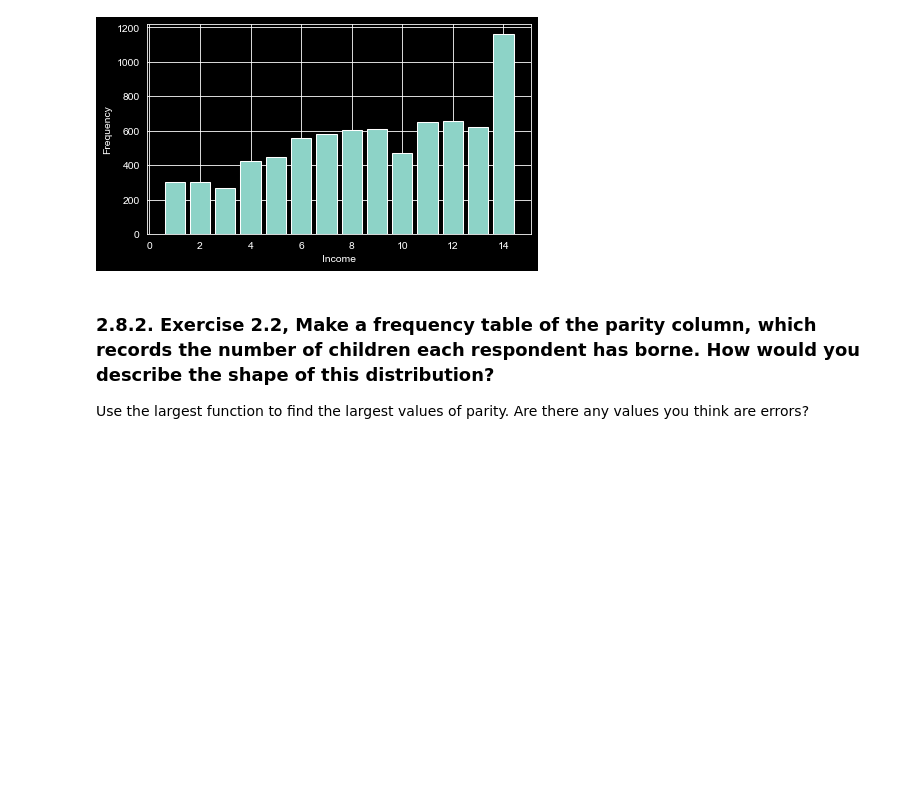
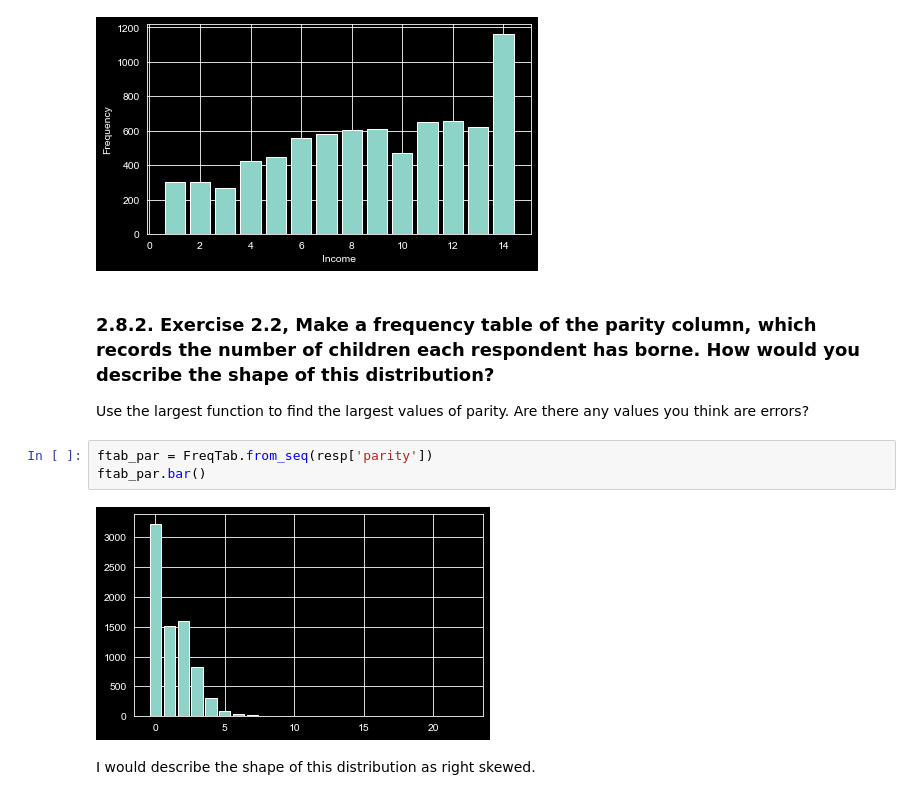
Before and after one commit to anp-exe/ThinkStats, a Jupyter notebook: my-work/Chapter2.ipynb, the cells around one changed output. Cells and saved outputs as stored; diff of their text form; blank space fills up the shorter version.

Commit message:
Update Chapter 2 notebook with execution count adjustments and new analysis on income and parity

```diff
--- a/my-work/Chapter2.ipynb
+++ b/my-work/Chapter2.ipynb
@@ -274,3 +274,10 @@ decorate(xlabel="Income", ylabel="Frequency")
 ### 2.8.2. Exercise 2.2, Make a frequency table of the parity column, which records the number of children each respondent has borne. How would you describe the shape of this distribution?
 
 Use the largest function to find the largest values of parity. Are there any values you think are errors?
+# %%
+ftab_par = FreqTab.from_seq(resp['parity'])
+ftab_par.bar()
+# %% [output]
+[figure, added]
+# %% [markdown]
+I would describe the shape of this distribution as right skewed.
```
Also changed, not shown: parts of 8 cells of this notebook.
